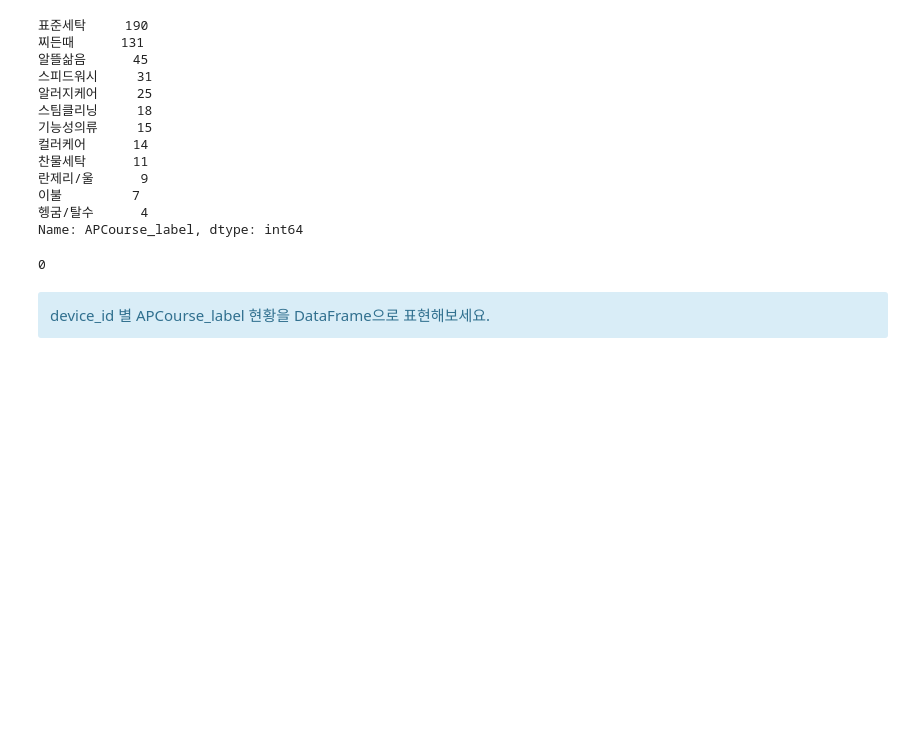
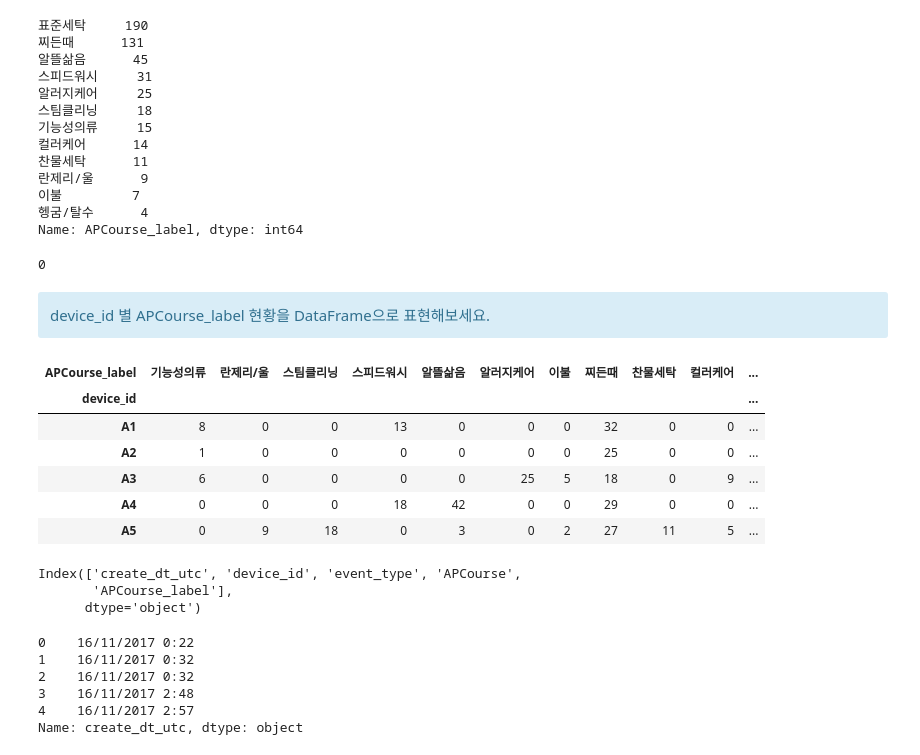
Before and after one commit to CodingSta/demo-lge-201811, a Jupyter notebook: 3일차.ipynb, the cells around one changed output. Drawn from its saved outputs; the diff is of its cells as text; code cells hidden in the pictures; blank space fills up the shorter version.

```diff
--- a/3일차.ipynb
+++ b/3일차.ipynb
@@ -983,3 +983,28 @@ value
 <div class="alert alert-info">
 device_id 별 APCourse_label 현황을 DataFrame으로 표현해보세요.
 </div>
+# %%
+washer_df.groupby(['device_id', 'APCourse_label']).size().unstack(fill_value=0) #agg('size')
+# %% [output]
+| APCourse_label | 기능성의류 | 란제리/울 | 스팀클리닝 | 스피드워시 | 알뜰삶음 | 알러지케어 | 이불 | 찌든때 | 찬물세탁 | 컬러케어 | ... |
+| device_id |  |  |  |  |  |  |  |  |  |  | ... |
+| A1 | 8 | 0 | 0 | 13 | 0 | 0 | 0 | 32 | 0 | 0 | ... |
+| A2 | 1 | 0 | 0 | 0 | 0 | 0 | 0 | 25 | 0 | 0 | ... |
+| A3 | 6 | 0 | 0 | 0 | 0 | 25 | 5 | 18 | 0 | 9 | ... |
+| A4 | 0 | 0 | 0 | 18 | 42 | 0 | 0 | 29 | 0 | 0 | ... |
+| A5 | 0 | 9 | 18 | 0 | 3 | 0 | 2 | 27 | 11 | 5 | ... |
+# %%
+washer_df.columns
+# %% [output]
+Index(['create_dt_utc', 'device_id', 'event_type', 'APCourse',
+       'APCourse_label'],
+      dtype='object')
+# %%
+washer_df['create_dt_utc'].head()
+# %% [output]
+0    16/11/2017 0:22
+1    16/11/2017 0:32
+2    16/11/2017 0:32
+3    16/11/2017 2:48
+4    16/11/2017 2:57
+Name: create_dt_utc, dtype: object
```
Also changed, not shown: parts of 6 cells of this notebook.
